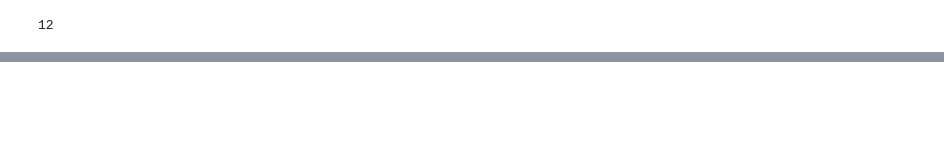
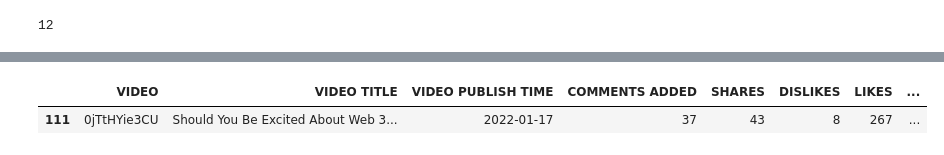
Before and after one commit to andazi/goal-data-science, a Jupyter notebook: deployed apps/project 2/youtube dashbord.ipynb, the cells around one changed output, grey strips where cells are left out. Drawn from its saved outputs; the diff is of its cells as text; code cells hidden in the pictures; blank space fills up the shorter version.

```diff
--- a/deployed apps/project 2/youtube dashbord.ipynb
+++ b/deployed apps/project 2/youtube dashbord.ipynb
@@ -403,0 +530,25 @@ for i in median_6mo.index:
+# %%
+df_agg_diff_final = df_agg_diff.loc[:,[
+ 'VIDEO',
+ 'VIDEO TITLE',
+ 'VIDEO PUBLISH TIME',
+ 'COMMENTS ADDED',
+ 'SHARES',
+ 'DISLIKES',
+ 'LIKES',
+ 'SUBSCRIBERS LOST',
+ 'SUBSCRIBERS GAINED',
+ 'VIEWS',
+ 'SUBSCRIBERS',
+ 'YOUR ESTIMATED REVENUE (USD)',
+ 'IMPRESSIONS',
+ 'IMPRESSIONS CLICK-THROUGH RATE (%)',
+ 'AVERAGE VIEW SECONDS',
+ 'ENGAGEMENT RATIO',
+ 'VIEW TO SUBSCRIBER RATIO',
+ 'VIEW TO SUBSCRIBER LOST RATIO']
+]
+df_agg_diff_final.head(1)
+# %% [output]
+|  | VIDEO | VIDEO TITLE | VIDEO PUBLISH TIME | COMMENTS ADDED | SHARES | DISLIKES | LIKES | ... |
+| 111 | 0jTtHYie3CU | Should You Be Excited About Web 3... | 2022-01-17 | 37 | 43 | 8 | 267 | ... |
```
Also changed, not shown: parts of 37 cells of this notebook, 1 other file.
